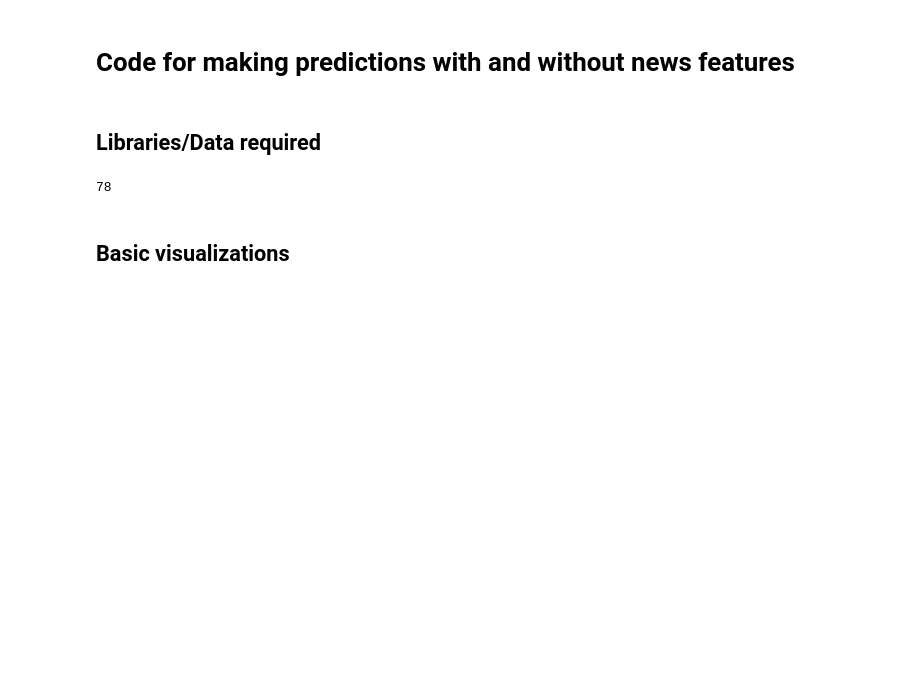
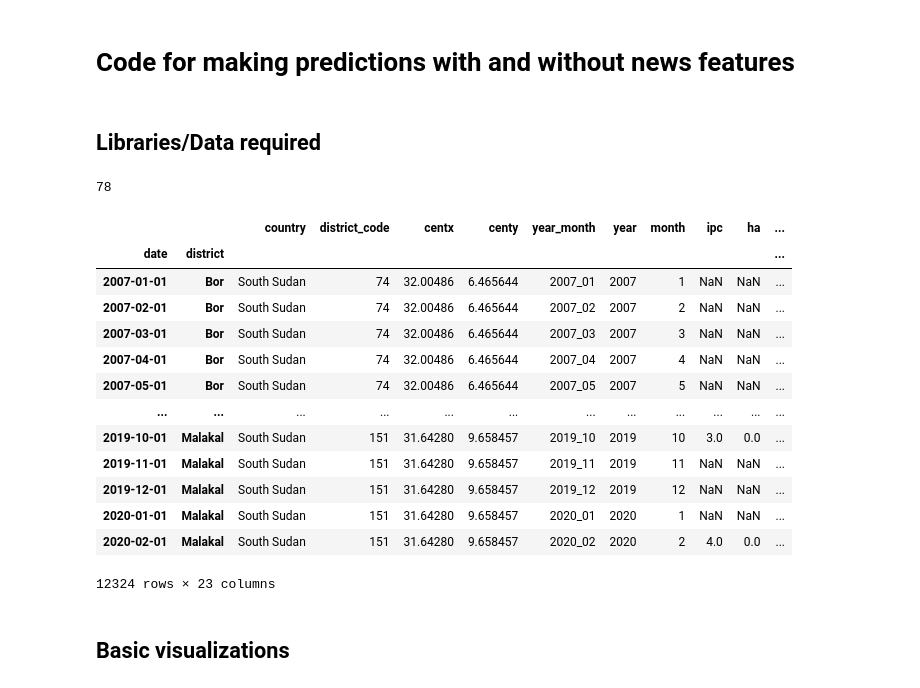
Before and after one commit to Milakaasplank/JBG060-DC3-23-24-public, a Jupyter notebook: predictions.ipynb, the cells around one changed output. Cells and saved outputs as stored; diff of their text form; code cells hidden in the pictures; blank space fills up the shorter version.

```diff
--- a/predictions.ipynb
+++ b/predictions.ipynb
@@ -20,10 +20,25 @@ data_dir = "data/" # Define data path
 # %%
 df = pd.read_csv(data_dir + "food_crises_cleaned.csv") # Read data into DataFrame
 df["date"] = pd.to_datetime(df["year_month"], format="%Y_%m") # Create date column
 print(len(df['district'].unique()))
 df.set_index(["date", "district"], inplace=True) # Set index
+df
 # %% [output]
 78
+|  |  | country | district_code | centx | centy | year_month | year | month | ipc | ha | ... |
+| date | district |  |  |  |  |  |  |  |  |  | ... |
+| 2007-01-01 | Bor | South Sudan | 74 | 32.00486 | 6.465644 | 2007_01 | 2007 | 1 | NaN | NaN | ... |
+| 2007-02-01 | Bor | South Sudan | 74 | 32.00486 | 6.465644 | 2007_02 | 2007 | 2 | NaN | NaN | ... |
+| 2007-03-01 | Bor | South Sudan | 74 | 32.00486 | 6.465644 | 2007_03 | 2007 | 3 | NaN | NaN | ... |
+| 2007-04-01 | Bor | South Sudan | 74 | 32.00486 | 6.465644 | 2007_04 | 2007 | 4 | NaN | NaN | ... |
+| 2007-05-01 | Bor | South Sudan | 74 | 32.00486 | 6.465644 | 2007_05 | 2007 | 5 | NaN | NaN | ... |
+| ... | ... | ... | ... | ... | ... | ... | ... | ... | ... | ... | ... |
+| 2019-10-01 | Malakal | South Sudan | 151 | 31.64280 | 9.658457 | 2019_10 | 2019 | 10 | 3.0 | 0.0 | ... |
+| 2019-11-01 | Malakal | South Sudan | 151 | 31.64280 | 9.658457 | 2019_11 | 2019 | 11 | NaN | NaN | ... |
+| 2019-12-01 | Malakal | South Sudan | 151 | 31.64280 | 9.658457 | 2019_12 | 2019 | 12 | NaN | NaN | ... |
+| 2020-01-01 | Malakal | South Sudan | 151 | 31.64280 | 9.658457 | 2020_01 | 2020 | 1 | NaN | NaN | ... |
+| 2020-02-01 | Malakal | South Sudan | 151 | 31.64280 | 9.658457 | 2020_02 | 2020 | 2 | 4.0 | 0.0 | ... |
+12324 rows × 23 columns
 # %% [markdown]
 ## Basic visualizations
 # %% [markdown]
```
Also changed, not shown: parts of 3 cells of this notebook.
